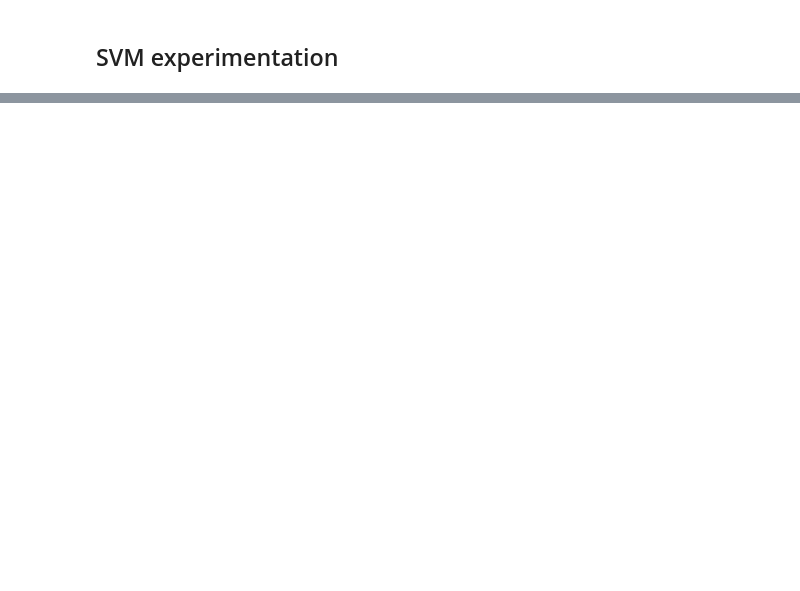
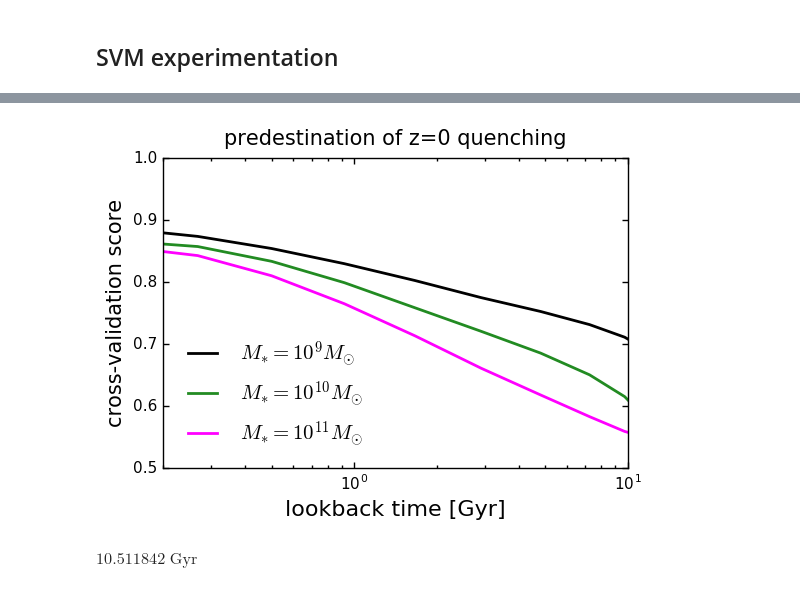
Before and after one commit to aphearin/time_evolving_cam_utils, a Jupyter notebook: ml_experimentation.ipynb, the cells around one changed output, grey strips where cells are left out. Saved outputs shown, nothing was run; the diff lists cells and outputs as text; code cells hidden in the pictures; blank space fills up the shorter version.

```diff
--- a/ml_experimentation.ipynb
+++ b/ml_experimentation.ipynb
@@ -118,0 +136,48 @@ t.as_array().dtype.names
+# %%
+from scipy.signal import savgol_filter, medfilt
+
+x = Planck13.age(0) - Planck13.age(z_array)
+
+fig = plt.figure()
+ax = fig.add_subplot(111)
+
+xlabel = ax.set_xlabel(r'lookback time [Gyr]', fontsize=16)
+ylabel = ax.set_ylabel(r'cross-validation score', fontsize=15)
+title = ax.set_title('predestination of z=0 quenching', fontsize=15, y=1.02) # y param fixes an overhanging title
+
+lw=2
+y1 = result[:, 0]
+y1 = medfilt(y1, 3)
+y1 = savgol_filter(y1, 9, 3)
+ax.plot(x, y1, color='k', label=r'$ M_{\ast} = 10^{9}M_{\odot}$', linewidth=lw)
+
+y2 = result[:, 3]
+y2 = medfilt(y2, 3)
+y2 = savgol_filter(y2, 9, 3)
+ax.plot(x, y2, color='forestgreen', label=r'$ M_{\ast} = 10^{10}M_{\odot}$', linewidth=lw)
+
+y3 = result[:, 6]
+y3 = medfilt(y3, 3)
+y3 = savgol_filter(y3, 9, 3)
+ax.plot(x, y3, color='magenta', label=r'$ M_{\ast} = 10^{11}M_{\odot}$', linewidth=lw)
+
+plt.xscale('log')
+
+plt.xlim(xmin = 2e-1, xmax=10)
+plt.ylim(ymin = 0.5, ymax = 1)
+
+plt.xticks(fontsize=11); plt.yticks(fontsize=11)
+ax.tick_params(axis='x', length=4, width=1, which='major')
+ax.tick_params(axis='x', length=2, width=1, which='minor')
+ax.tick_params(axis='y', length=4, width=1, which='major')
+ax.tick_params(axis='y', length=2, width=1, which='minor')
+
+plt.legend(frameon=False, loc='lower left', fontsize=15)
+fig.savefig('FIGS/quenching_predestination_z0.pdf',
+            bbox_extra_artists=[xlabel, ylabel], bbox_inches='tight')
+# %% [output]
+[figure, added]
+# %%
+Planck13.age(0)-Planck13.age(2)
+# %% [output]
+$10.511842 \; \mathrm{Gyr}$
```
Also changed, not shown: parts of 31 cells of this notebook, 2 other files.
